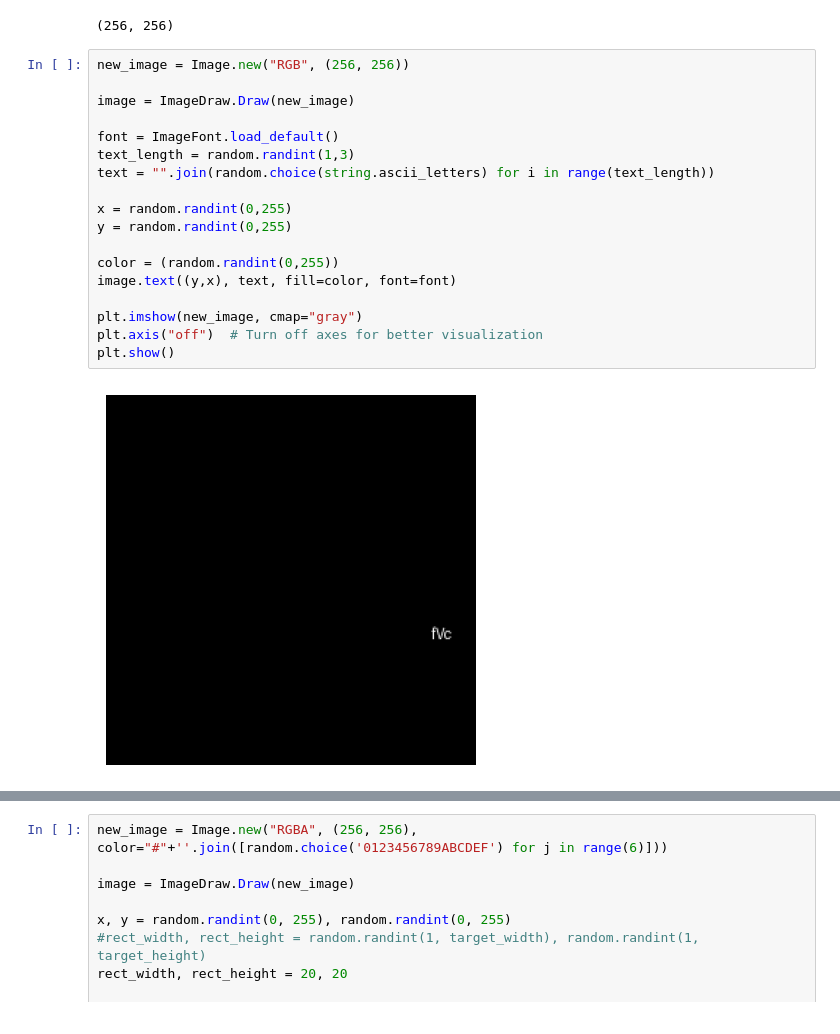
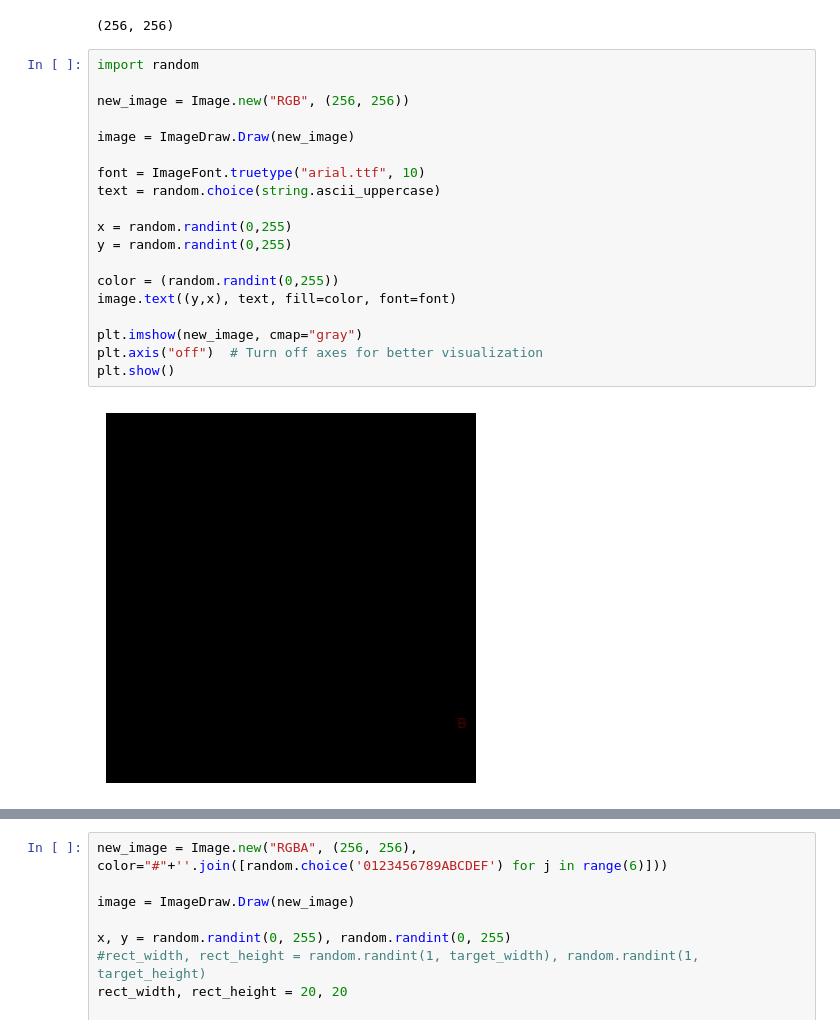
Before and after one commit to marcobarrasso1/GA_Image_Reconstruction, a Jupyter notebook: GA.ipynb, the cells around one changed output, grey strips where cells are left out. Drawn from its saved outputs; the diff is of its cells as text.

```diff
--- a/GA.ipynb
+++ b/GA.ipynb
@@ -76,22 +76,23 @@ blended_image.shape
 [figure]
 (256, 256)
 # %%
+import random
+
 new_image = Image.new("RGB", (256, 256))
 
 image = ImageDraw.Draw(new_image)
 
-font = ImageFont.load_default()
-text_length = random.randint(1,3)
-text = "".join(random.choice(string.ascii_letters) for i in range(text_length))
+font = ImageFont.truetype("arial.ttf", 10)
+text = random.choice(string.ascii_uppercase)
 
 x = random.randint(0,255)
 y = random.randint(0,255)
 
 color = (random.randint(0,255))
 image.text((y,x), text, fill=color, font=font)
 
 plt.imshow(new_image, cmap="gray")
 plt.axis("off")  # Turn off axes for better visualization
 plt.show()
 # %% [output]
-[figure, old version]
+[figure, new version]
```
Also changed, not shown: parts of 3 cells of this notebook, 16 other files.
